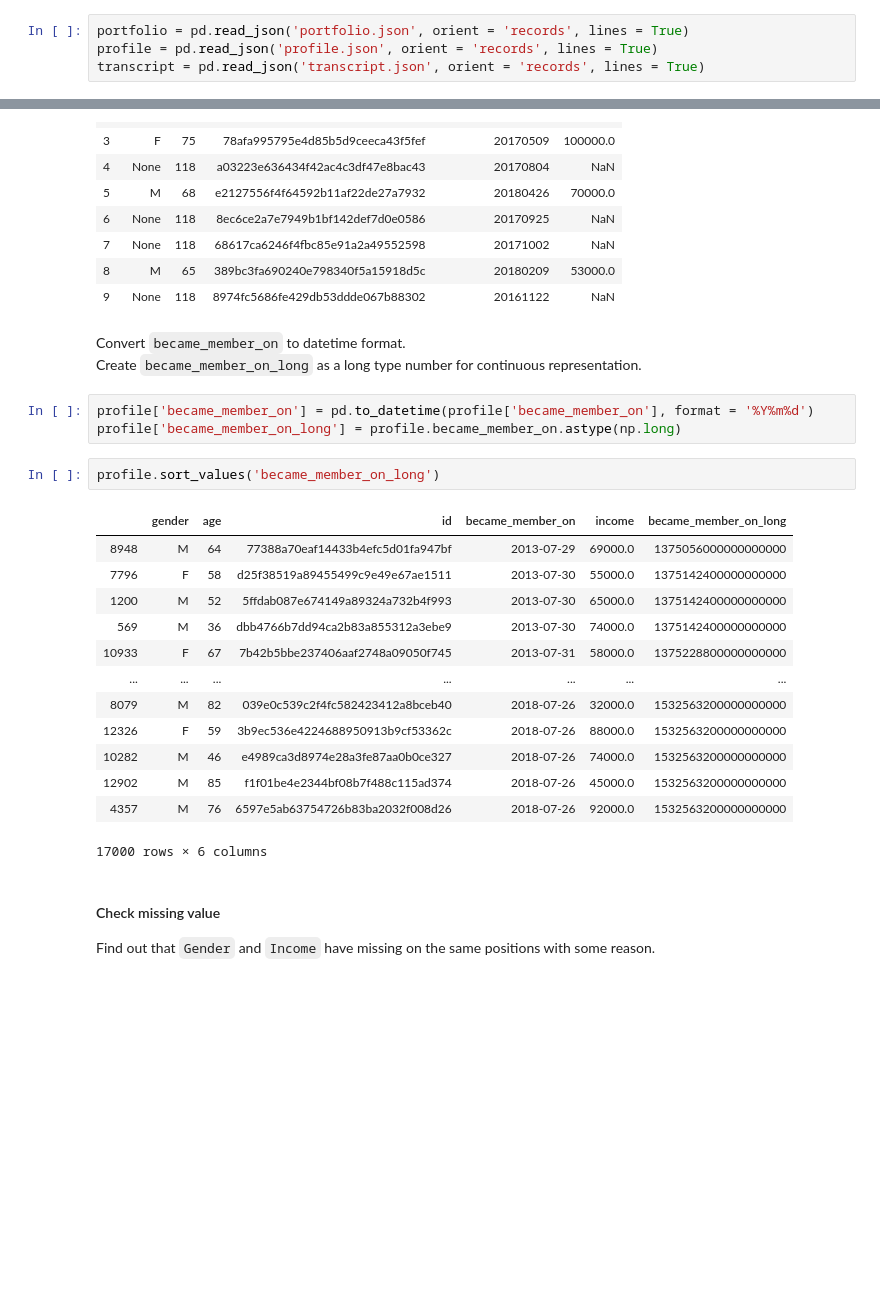
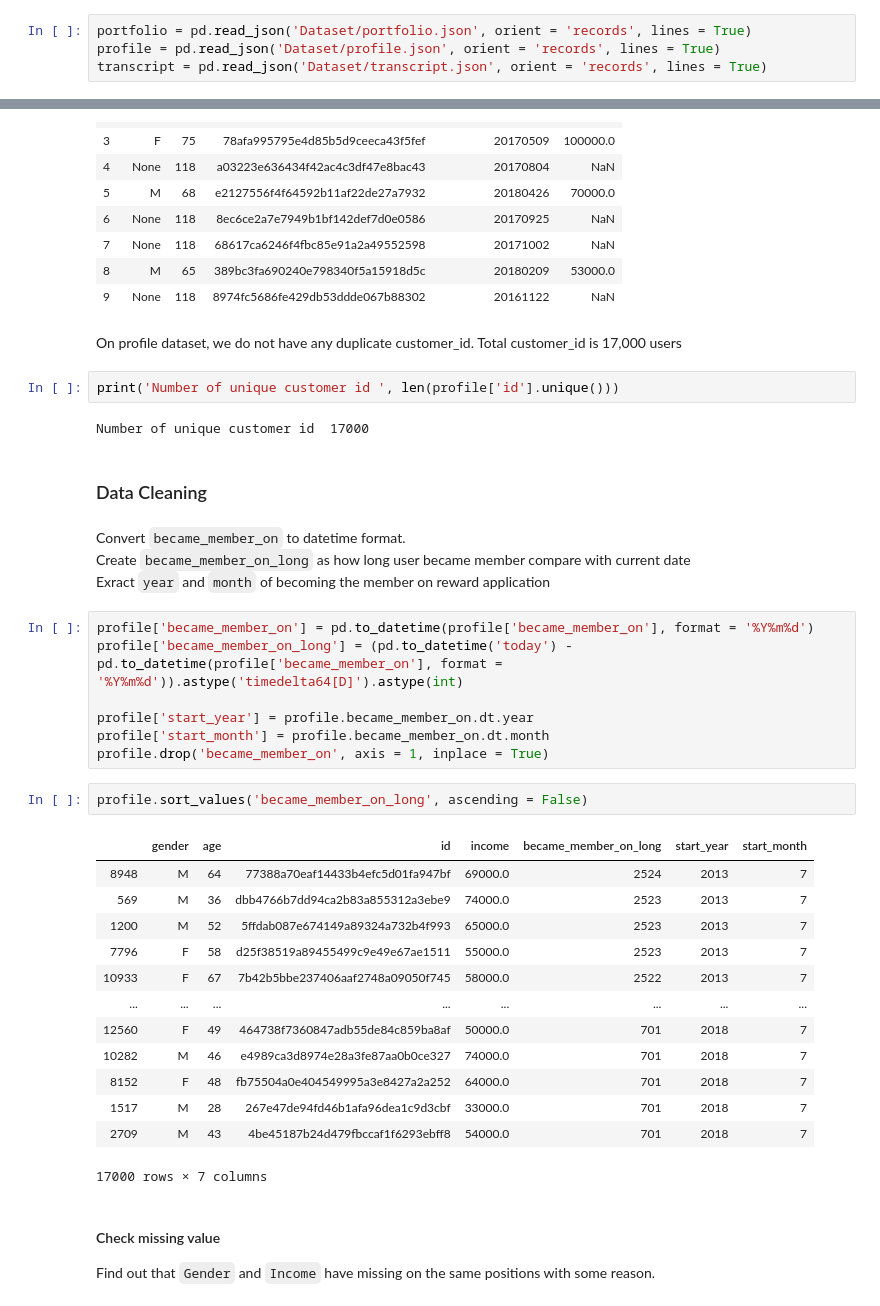
Before and after one commit to wasuratme96/machine_learning_nano_degree, a Jupyter notebook: Capstone Project/Starbuck Reward Program/Machine Learning Engineer Nano-degree ; Capstone Project - Starbuck Campaign Data.ipynb, the cells around one changed output, grey strips where cells are left out. Saved outputs shown, nothing was run; the diff lists cells and outputs as text; blank space fills up the shorter version.

Commit message:
Add data cleaning sections

```diff
--- a/Capstone Project/Starbuck Reward Program/Machine Learning Engineer Nano-degree ; Capstone Project - Starbuck Campaign Data.ipynb
+++ b/Capstone Project/Starbuck Reward Program/Machine Learning Engineer Nano-degree ; Capstone Project - Starbuck Campaign Data.ipynb
@@ -9,7 +23,7 @@ import seaborn as sns
 # %%
-portfolio = pd.read_json('portfolio.json', orient = 'records', lines = True)
-profile = pd.read_json('profile.json', orient = 'records', lines = True)
-transcript = pd.read_json('transcript.json', orient = 'records', lines = True)
+portfolio = pd.read_json('Dataset/portfolio.json', orient = 'records', lines = True)
+profile = pd.read_json('Dataset/profile.json', orient = 'records', lines = True)
+transcript = pd.read_json('Dataset/transcript.json', orient = 'records', lines = True)
 # %% [markdown]
 # Data Preparation
 ## Portfolio
@@ -66,28 +96,41 @@ Profile have 17000 rows and 5 columns
 | 7 | None | 118 | 68617ca6246f4fbc85e91a2a49552598 | 20171002 | NaN |
 | 8 | M | 65 | 389bc3fa690240e798340f5a15918d5c | 20180209 | 53000.0 |
 | 9 | None | 118 | 8974fc5686fe429db53ddde067b88302 | 20161122 | NaN |
-# %% [markdown]
-Convert `became_member_on` to datetime format. <br/>
-Create `became_member_on_long` as a long type number for continuous representation.
+# %% [markdown]
+On profile dataset, we do not have any duplicate customer_id. Total customer_id is 17,000 users
+# %%
+print('Number of unique customer id ', len(profile['id'].unique()))
+# %% [output]
+Number of unique customer id  17000
+# %% [markdown]
+### Data Cleaning
+# %% [markdown]
+Convert `became_member_on` to datetime format. <br/>
+Create `became_member_on_long` as how long user became member compare with current date<br/>
+Exract `year` and `month` of becoming the member on reward application
 # %%
 profile['became_member_on'] = pd.to_datetime(profile['became_member_on'], format = '%Y%m%d')
-profile['became_member_on_long'] = profile.became_member_on.astype(np.long)
+profile['became_member_on_long'] = (pd.to_datetime('today') - pd.to_datetime(profile['became_member_on'], format = '%Y%m%d')).astype('timedelta64[D]').astype(int)
+
+profile['start_year'] = profile.became_member_on.dt.year
+profile['start_month'] = profile.became_member_on.dt.month
+profile.drop('became_member_on', axis = 1, inplace = True)
 # %%
-profile.sort_values('became_member_on_long')
+profile.sort_values('became_member_on_long', ascending = False)
 # %% [output]
-|  | gender | age | id | became_member_on | income | became_member_on_long |
-| 8948 | M | 64 | 77388a70eaf14433b4efc5d01fa947bf | 2013-07-29 | 69000.0 | 1375056000000000000 |
-| 7796 | F | 58 | d25f38519a89455499c9e49e67ae1511 | 2013-07-30 | 55000.0 | 1375142400000000000 |
-| 1200 | M | 52 | 5ffdab087e674149a89324a732b4f993 | 2013-07-30 | 65000.0 | 1375142400000000000 |
-| 569 | M | 36 | dbb4766b7dd94ca2b83a855312a3ebe9 | 2013-07-30 | 74000.0 | 1375142400000000000 |
-| 10933 | F | 67 | 7b42b5bbe237406aaf2748a09050f745 | 2013-07-31 | 58000.0 | 1375228800000000000 |
-| ... | ... | ... | ... | ... | ... | ... |
-| 8079 | M | 82 | 039e0c539c2f4fc582423412a8bceb40 | 2018-07-26 | 32000.0 | 1532563200000000000 |
-| 12326 | F | 59 | 3b9ec536e4224688950913b9cf53362c | 2018-07-26 | 88000.0 | 1532563200000000000 |
-| 10282 | M | 46 | e4989ca3d8974e28a3fe87aa0b0ce327 | 2018-07-26 | 74000.0 | 1532563200000000000 |
-| 12902 | M | 85 | f1f01be4e2344bf08b7f488c115ad374 | 2018-07-26 | 45000.0 | 1532563200000000000 |
-| 4357 | M | 76 | 6597e5ab63754726b83ba2032f008d26 | 2018-07-26 | 92000.0 | 1532563200000000000 |
+|  | gender | age | id | income | became_member_on_long | start_year | start_month |
+| 8948 | M | 64 | 77388a70eaf14433b4efc5d01fa947bf | 69000.0 | 2524 | 2013 | 7 |
+| 569 | M | 36 | dbb4766b7dd94ca2b83a855312a3ebe9 | 74000.0 | 2523 | 2013 | 7 |
+| 1200 | M | 52 | 5ffdab087e674149a89324a732b4f993 | 65000.0 | 2523 | 2013 | 7 |
+| 7796 | F | 58 | d25f38519a89455499c9e49e67ae1511 | 55000.0 | 2523 | 2013 | 7 |
+| 10933 | F | 67 | 7b42b5bbe237406aaf2748a09050f745 | 58000.0 | 2522 | 2013 | 7 |
+| ... | ... | ... | ... | ... | ... | ... | ... |
+| 12560 | F | 49 | 464738f7360847adb55de84c859ba8af | 50000.0 | 701 | 2018 | 7 |
+| 10282 | M | 46 | e4989ca3d8974e28a3fe87aa0b0ce327 | 74000.0 | 701 | 2018 | 7 |
+| 8152 | F | 48 | fb75504a0e404549995a3e8427a2a252 | 64000.0 | 701 | 2018 | 7 |
+| 1517 | M | 28 | 267e47de94fd46b1afa96dea1c9d3cbf | 33000.0 | 701 | 2018 | 7 |
+| 2709 | M | 43 | 4be45187b24d479fbccaf1f6293ebff8 | 54000.0 | 701 | 2018 | 7 |
-17000 rows × 6 columns
+17000 rows × 7 columns
 # %% [markdown]
 #### Check missing value
 Find out that `Gender` and `Income` have missing on the same positions with some reason.
```
Also changed, not shown: parts of 21 cells of this notebook, 5 other files.
